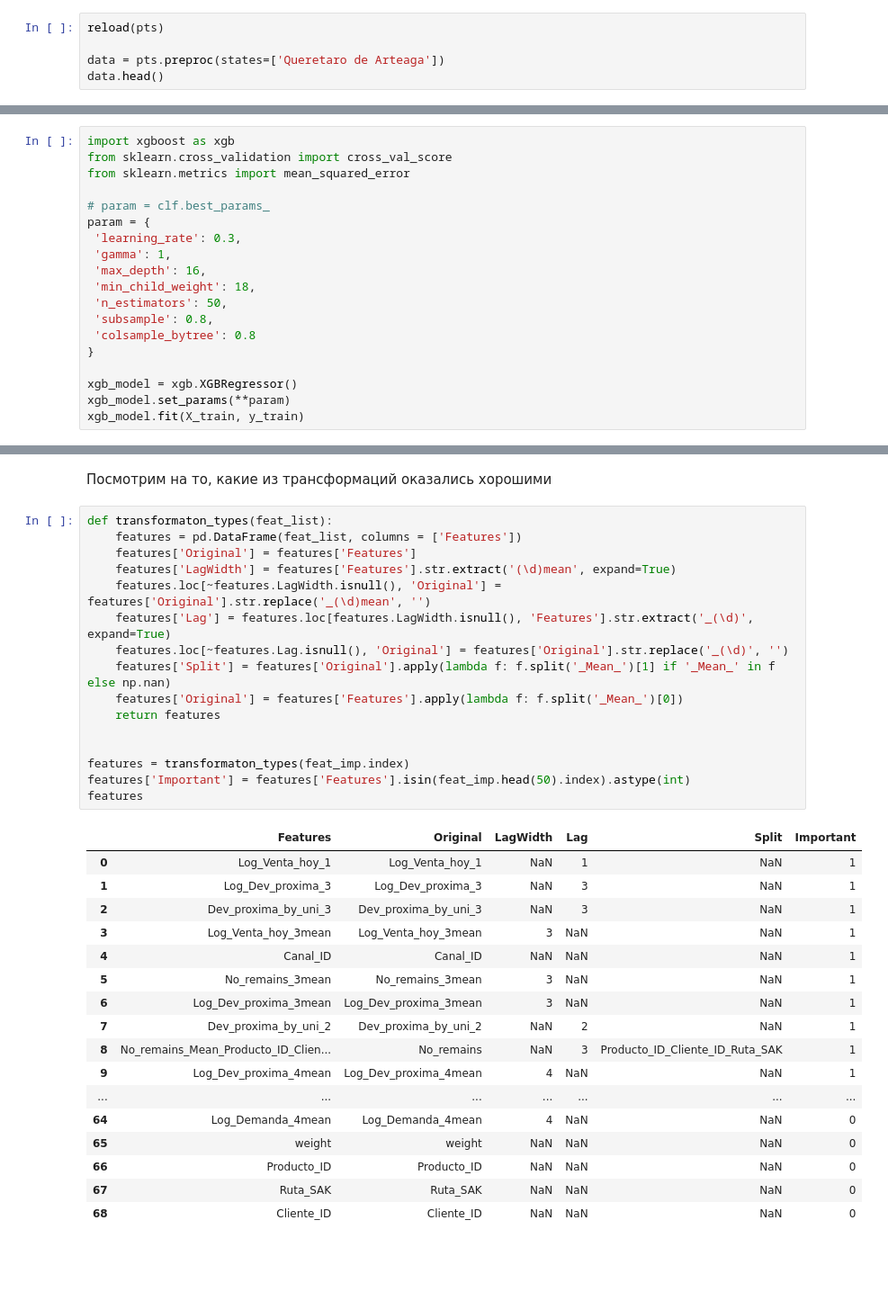
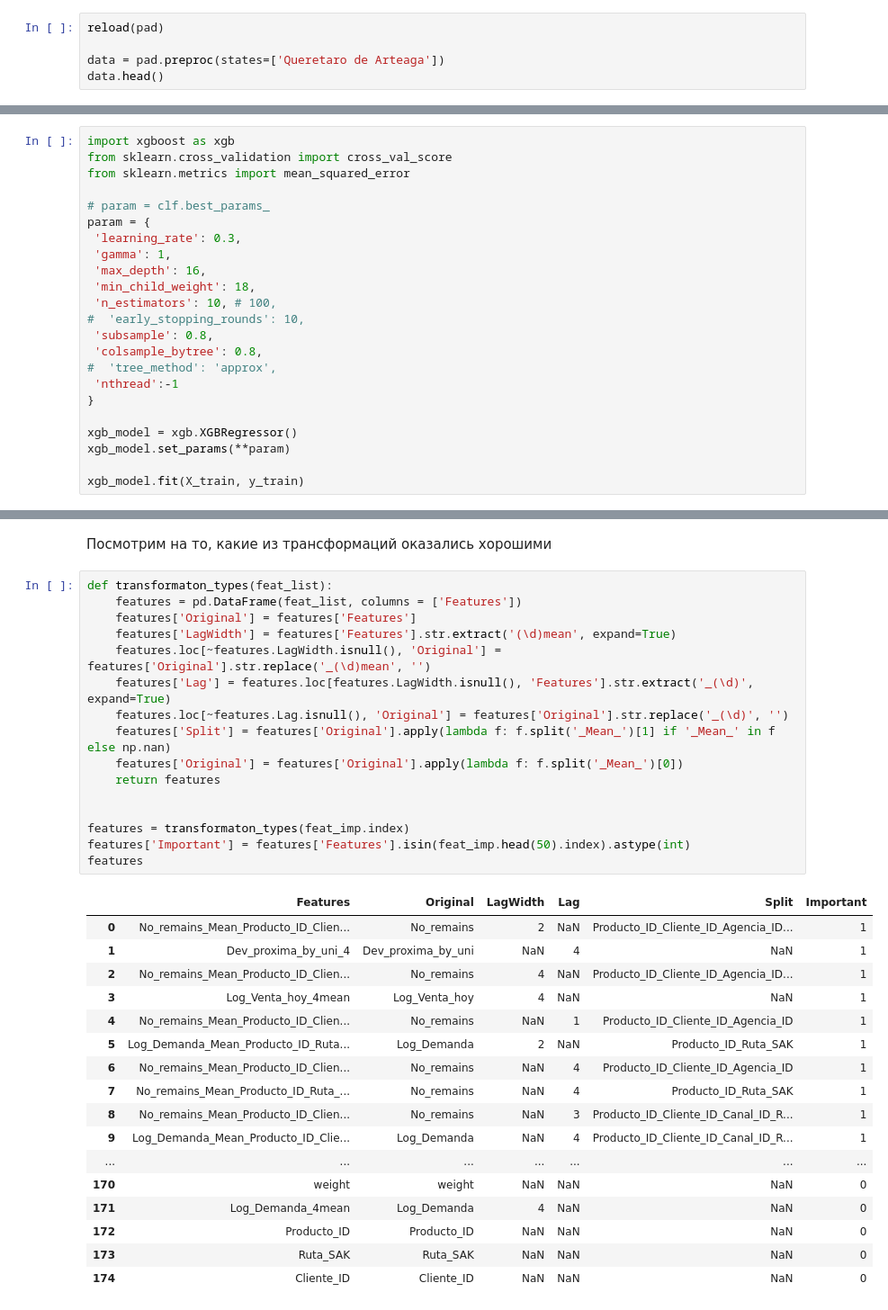
Before and after one commit to ValIlya/KB, a Jupyter notebook: releases/release_v03/feature_test.ipynb, the cells around one changed output, grey strips where cells are left out. Shown at 90% size. Cells and saved outputs as stored; diff of their text form; blank space fills up the shorter version.

```diff
--- a/releases/release_v03/feature_test.ipynb
+++ b/releases/release_v03/feature_test.ipynb
@@ -28,7 +36,7 @@ Populating the interactive namespace from numpy and matplotlib
 # %%
-reload(pts)
+reload(pad)
 
-data = pts.preproc(states=['Queretaro de Arteaga'])
+data = pad.preproc(states=['Queretaro de Arteaga'])
 data.head()
 # %% [output]
 file was splitted into 9 parts by product
@@ -87,13 +95,17 @@ param = {
  'gamma': 1,
  'max_depth': 16,
  'min_child_weight': 18,
- 'n_estimators': 50,
+ 'n_estimators': 10, # 100,
+#  'early_stopping_rounds': 10,
  'subsample': 0.8,
- 'colsample_bytree': 0.8
+ 'colsample_bytree': 0.8,
+#  'tree_method': 'approx',
+ 'nthread':-1
 }
 
 xgb_model = xgb.XGBRegressor()
 xgb_model.set_params(**param)
+
 xgb_model.fit(X_train, y_train)
 # %% [output]
 XGBRegressor(base_score=0.5, colsample_bylevel=1, colsample_bytree=0.8,
@@ -120,34 +132,34 @@ Test 9 week: 0.359565223121
 # %%
 def transformaton_types(feat_list):
     features = pd.DataFrame(feat_list, columns = ['Features'])
     features['Original'] = features['Features']
     features['LagWidth'] = features['Features'].str.extract('(\d)mean', expand=True)
     features.loc[~features.LagWidth.isnull(), 'Original'] = features['Original'].str.replace('_(\d)mean', '')
     features['Lag'] = features.loc[features.LagWidth.isnull(), 'Features'].str.extract('_(\d)', expand=True)
     features.loc[~features.Lag.isnull(), 'Original'] = features['Original'].str.replace('_(\d)', '')
     features['Split'] = features['Original'].apply(lambda f: f.split('_Mean_')[1] if '_Mean_' in f else np.nan)
-    features['Original'] = features['Features'].apply(lambda f: f.split('_Mean_')[0])
+    features['Original'] = features['Original'].apply(lambda f: f.split('_Mean_')[0])
     return features
 
 
 features = transformaton_types(feat_imp.index)
 features['Important'] = features['Features'].isin(feat_imp.head(50).index).astype(int)
 features
 # %% [output]
 |  | Features | Original | LagWidth | Lag | Split | Important |
-| 0 | Log_Venta_hoy_1 | Log_Venta_hoy_1 | NaN | 1 | NaN | 1 |
-| 1 | Log_Dev_proxima_3 | Log_Dev_proxima_3 | NaN | 3 | NaN | 1 |
-| 2 | Dev_proxima_by_uni_3 | Dev_proxima_by_uni_3 | NaN | 3 | NaN | 1 |
-| 3 | Log_Venta_hoy_3mean | Log_Venta_hoy_3mean | 3 | NaN | NaN | 1 |
-| 4 | Canal_ID | Canal_ID | NaN | NaN | NaN | 1 |
-| 5 | No_remains_3mean | No_remains_3mean | 3 | NaN | NaN | 1 |
-| 6 | Log_Dev_proxima_3mean | Log_Dev_proxima_3mean | 3 | NaN | NaN | 1 |
-| 7 | Dev_proxima_by_uni_2 | Dev_proxima_by_uni_2 | NaN | 2 | NaN | 1 |
-| 8 | No_remains_Mean_Producto_ID_Clien... | No_remains | NaN | 3 | Producto_ID_Cliente_ID_Ruta_SAK | 1 |
-| 9 | Log_Dev_proxima_4mean | Log_Dev_proxima_4mean | 4 | NaN | NaN | 1 |
+| 0 | No_remains_Mean_Producto_ID_Clien... | No_remains | 2 | NaN | Producto_ID_Cliente_ID_Agencia_ID... | 1 |
+| 1 | Dev_proxima_by_uni_4 | Dev_proxima_by_uni | NaN | 4 | NaN | 1 |
+| 2 | No_remains_Mean_Producto_ID_Clien... | No_remains | 4 | NaN | Producto_ID_Cliente_ID_Agencia_ID... | 1 |
+| 3 | Log_Venta_hoy_4mean | Log_Venta_hoy | 4 | NaN | NaN | 1 |
+| 4 | No_remains_Mean_Producto_ID_Clien... | No_remains | NaN | 1 | Producto_ID_Cliente_ID_Agencia_ID | 1 |
+| 5 | Log_Demanda_Mean_Producto_ID_Ruta... | Log_Demanda | 2 | NaN | Producto_ID_Ruta_SAK | 1 |
+| 6 | No_remains_Mean_Producto_ID_Clien... | No_remains | NaN | 4 | Producto_ID_Cliente_ID_Agencia_ID | 1 |
+| 7 | No_remains_Mean_Producto_ID_Ruta_... | No_remains | NaN | 4 | Producto_ID_Ruta_SAK | 1 |
+| 8 | No_remains_Mean_Producto_ID_Clien... | No_remains | NaN | 3 | Producto_ID_Cliente_ID_Canal_ID_R... | 1 |
+| 9 | Log_Demanda_Mean_Producto_ID_Clie... | Log_Demanda | NaN | 4 | Producto_ID_Cliente_ID_Canal_ID_R... | 1 |
 | ... | ... | ... | ... | ... | ... | ... |
-| 64 | Log_Demanda_4mean | Log_Demanda_4mean | 4 | NaN | NaN | 0 |
-| 65 | weight | weight | NaN | NaN | NaN | 0 |
-| 66 | Producto_ID | Producto_ID | NaN | NaN | NaN | 0 |
-| 67 | Ruta_SAK | Ruta_SAK | NaN | NaN | NaN | 0 |
-| 68 | Cliente_ID | Cliente_ID | NaN | NaN | NaN | 0 |
+| 170 | weight | weight | NaN | NaN | NaN | 0 |
+| 171 | Log_Demanda_4mean | Log_Demanda | 4 | NaN | NaN | 0 |
+| 172 | Producto_ID | Producto_ID | NaN | NaN | NaN | 0 |
+| 173 | Ruta_SAK | Ruta_SAK | NaN | NaN | NaN | 0 |
+| 174 | Cliente_ID | Cliente_ID | NaN | NaN | NaN | 0 |
```
Also changed, not shown: parts of 11 cells of this notebook, 3 other files.
